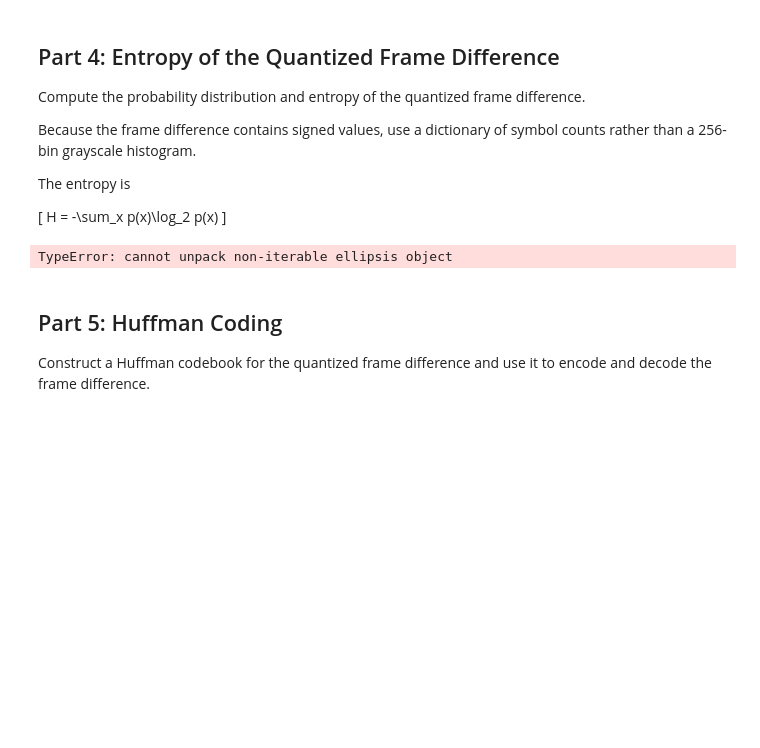
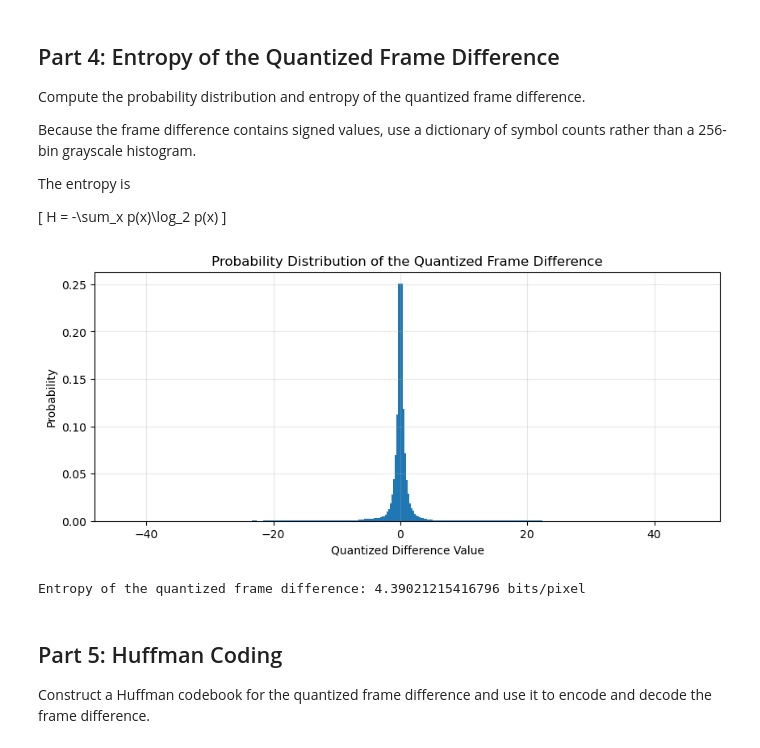
Before and after one commit to erikesshagen/DM1580-Video-Technology, a Jupyter notebook: Lab3/Lab3_2026_Quantization_and_Predictive_Coding.ipynb, the cells around one changed output. Cells and saved outputs as stored; diff of their text form; code cells hidden in the pictures; blank space fills up the shorter version.

```diff
--- a/Lab3/Lab3_2026_Quantization_and_Predictive_Coding.ipynb
+++ b/Lab3/Lab3_2026_Quantization_and_Predictive_Coding.ipynb
@@ -255,32 +255,33 @@ H = -\sum_x p(x)\log_2 p(x)
 # %%
 def Calcent(input_image):
     """Calculate entropy of an image with possibly signed integer values and plot its probability distribution."""
     # TODO: compute unique values and their counts
-    values, counts = ...
+    values, counts = np.unique(input_image, return_counts=True)
 
     # TODO: convert counts to probabilities
-    probabilities = ...
+    probabilities = counts / counts.sum()
 
     # TODO: compute entropy
-    entropy = ...
+    entropy = -np.sum(probabilities * np.log2(probabilities))
 
     # TODO: build a probability dictionary p
-    p = ...
+    p = dict(zip(values, probabilities))
 
     plt.figure(figsize=(10, 4))
     plt.bar(values, probabilities, width=0.8)
     plt.title("Probability Distribution of the Quantized Frame Difference")
     plt.xlabel("Quantized Difference Value")
     plt.ylabel("Probability")
     plt.grid(True, alpha=0.3)
     plt.show()
 
     return entropy, p
 
 entropy_diff, p = Calcent(diff_q)
 print("Entropy of the quantized frame difference:", entropy_diff, "bits/pixel")
 # %% [output]
+[figure, added]
-TypeError: cannot unpack non-iterable ellipsis object
+Entropy of the quantized frame difference: 4.39021215416796 bits/pixel
 # %% [markdown]
 ## Part 5: Huffman Coding
 
```
Also changed, not shown: parts of 7 cells of this notebook.
